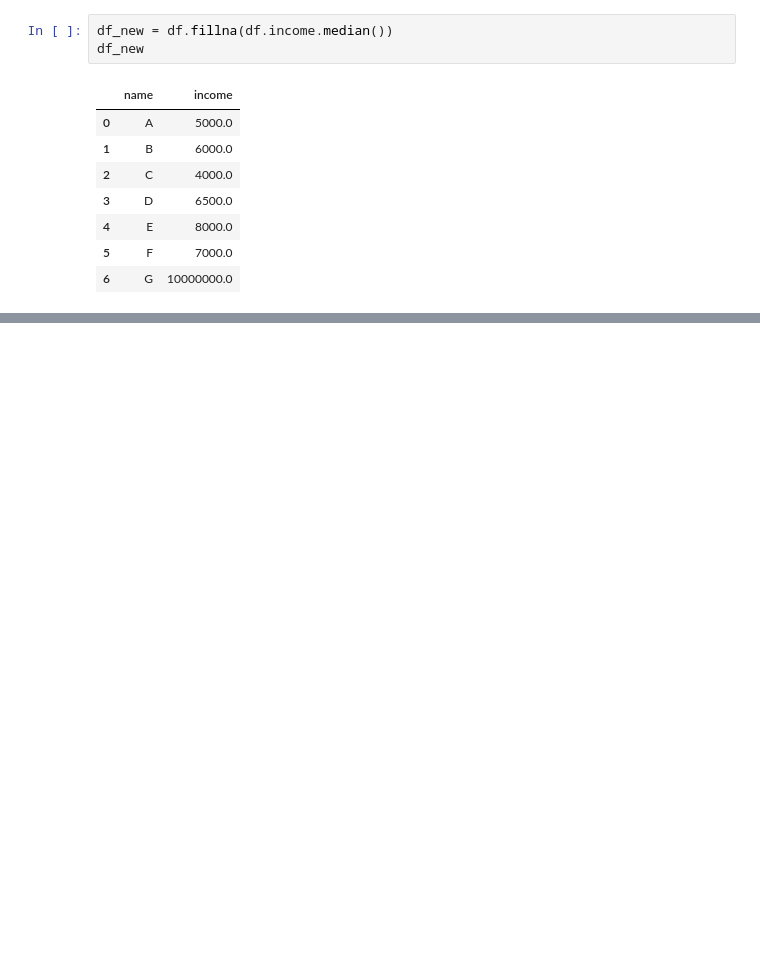
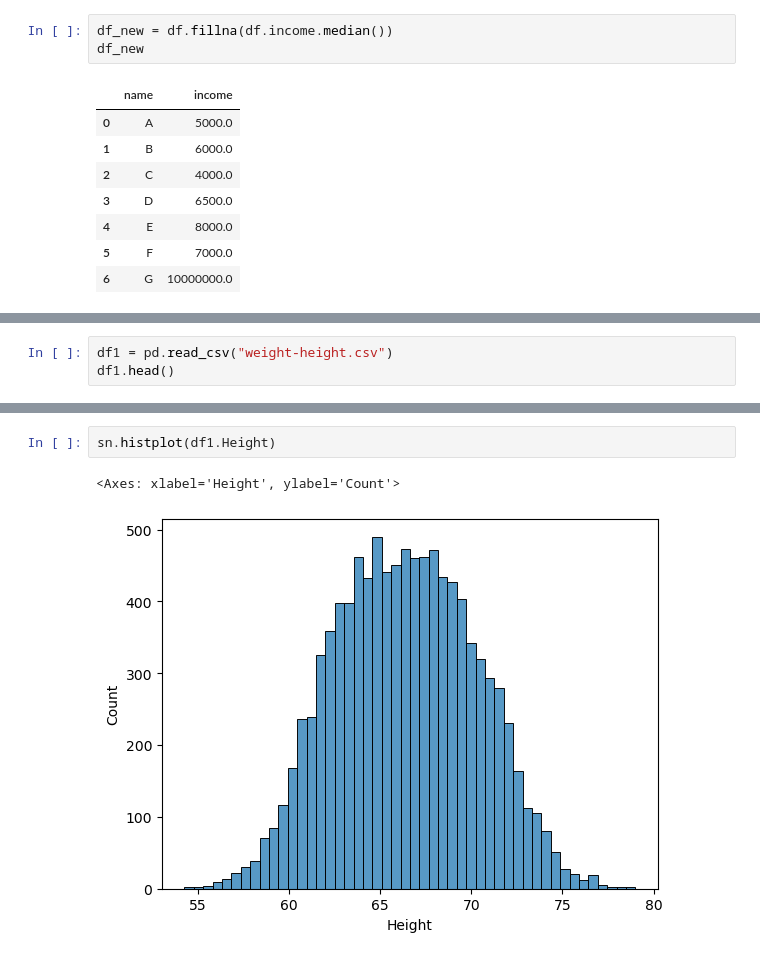
Before and after one commit to 8ad40n/Exploring-ML, a Jupyter notebook: Statistics for ML/statistics.ipynb, the cells around one changed output, grey strips where cells are left out. Drawn from its saved outputs; the diff is of its cells as text; blank space fills up the shorter version.

```diff
--- a/Statistics for ML/statistics.ipynb
+++ b/Statistics for ML/statistics.ipynb
@@ -112,0 +116,3 @@ df_new
+# %%
+df1 = pd.read_csv("weight-height.csv")
+df1.head()
@@ -112,0 +138,5 @@ df_new
+# %%
+sn.histplot(df1.Height)
+# %% [output]
+<Axes: xlabel='Height', ylabel='Count'>
+[figure, added]
```
Also changed, not shown: parts of 11 cells of this notebook, 1 other file.
